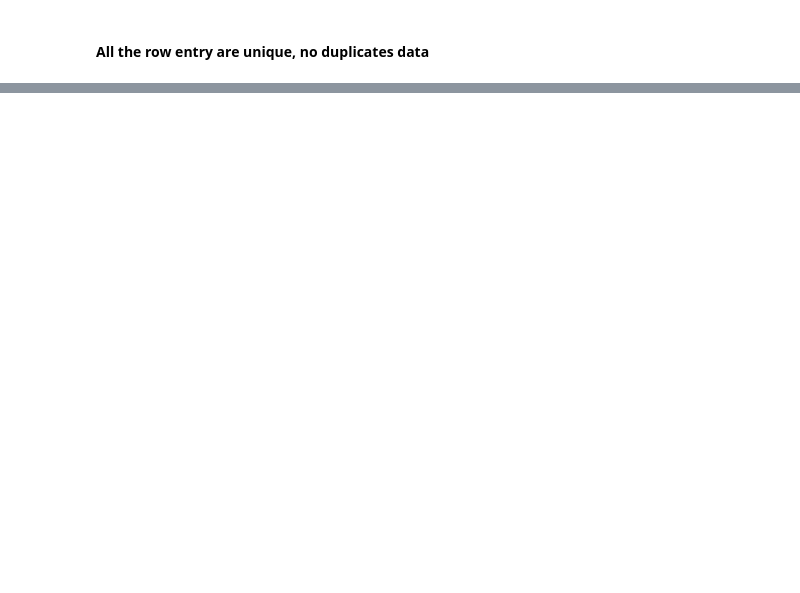
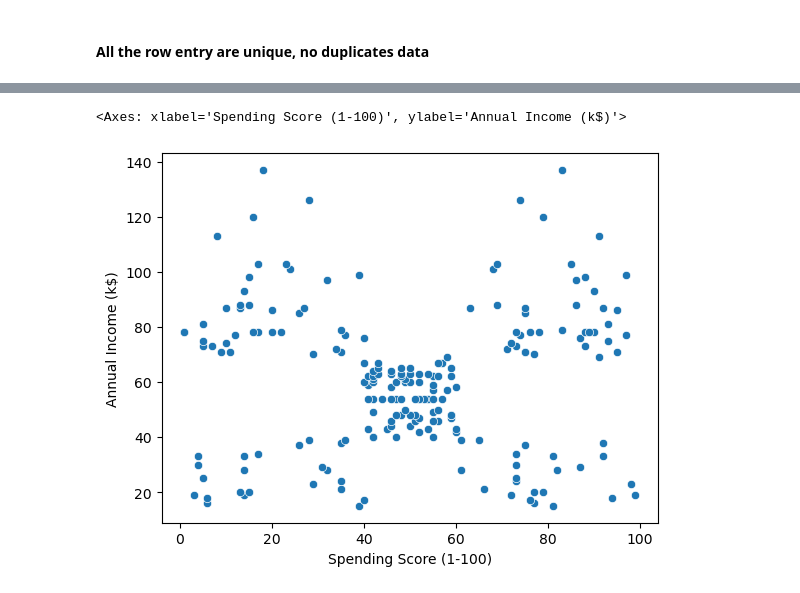
Before and after one commit to sajinamatya/Customer-Segmentation-, a Jupyter notebook: customer segmentation.ipynb, the cells around one changed output, grey strips where cells are left out. Saved outputs shown, nothing was run; the diff lists cells and outputs as text; code cells hidden in the pictures; blank space fills up the shorter version.

```diff
--- a/customer segmentation.ipynb
+++ b/customer segmentation.ipynb
@@ -225,0 +236,5 @@ msno.matrix(dataframe)
+# %%
+sns.scatterplot(data = dataframe, x = "Spending Score (1-100)",y="Annual Income (k$)")
+# %% [output]
+<Axes: xlabel='Spending Score (1-100)', ylabel='Annual Income (k$)'>
+[figure, added]
```
Also changed, not shown: parts of 16 cells of this notebook, 1 other file.
